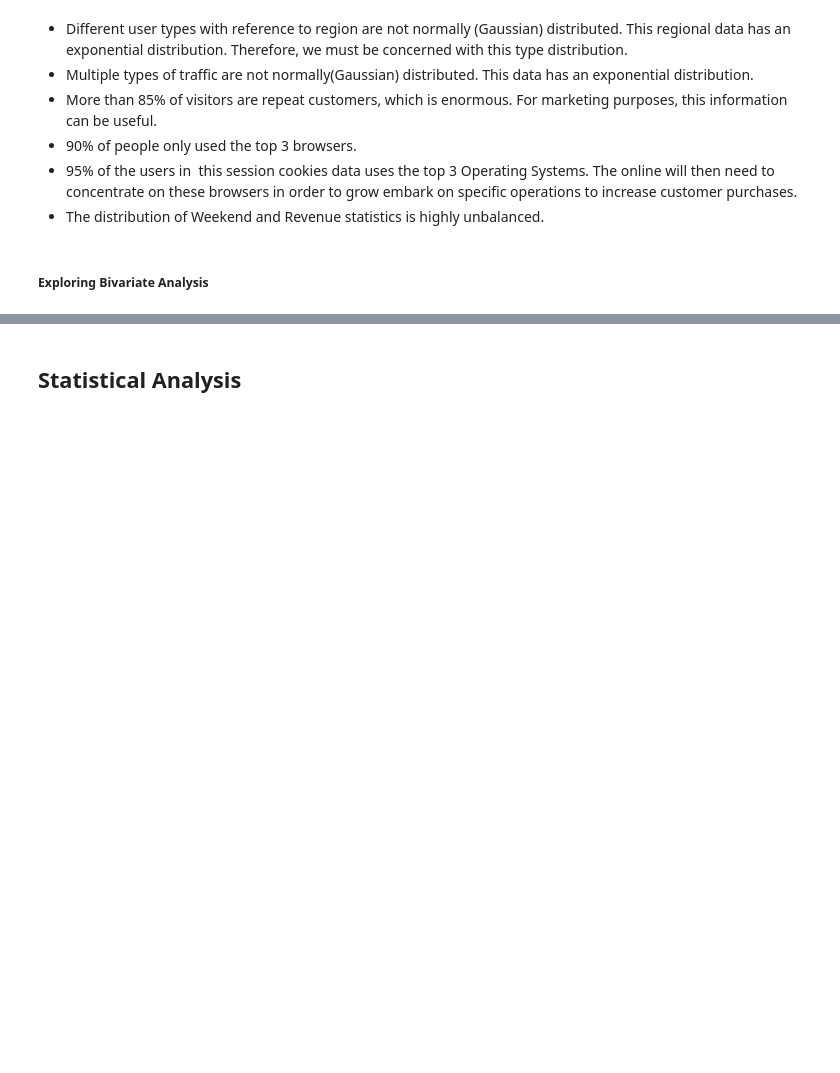
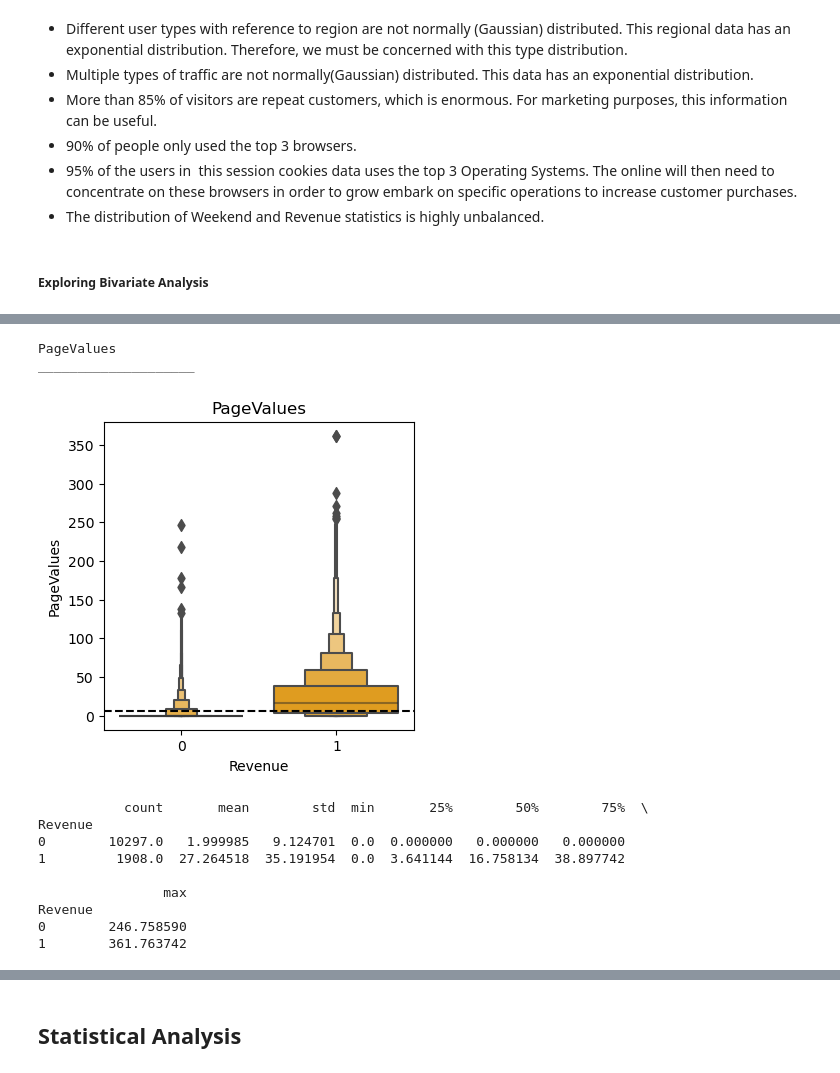
Before and after one commit to zeumoweb/Intro-to-ai-final-project, a Jupyter notebook: main.ipynb, the cells around one changed output, grey strips where cells are left out. Cells and saved outputs as stored; diff of their text form; code cells hidden in the pictures; blank space fills up the shorter version.

```diff
--- a/main.ipynb
+++ b/main.ipynb
@@ -102,0 +248,15 @@ exploredata.bivariate_categorical(data=UserCookiesData, target="Revenue", catego
+# %%
+exploredata.bivariate_quant(data = UserCookiesData, target = 'Revenue', quantitative_var = 'PageValues')
+# %% [output]
+PageValues
+____________________
+[figure, added]
+           count       mean        std  min       25%        50%        75%  \
+Revenue
+0        10297.0   1.999985   9.124701  0.0  0.000000   0.000000   0.000000
+1         1908.0  27.264518  35.191954  0.0  3.641144  16.758134  38.897742
+
+                max
+Revenue
+0        246.758590
+1        361.763742
```
Also changed, not shown: parts of 35 cells of this notebook, 1 other file.
